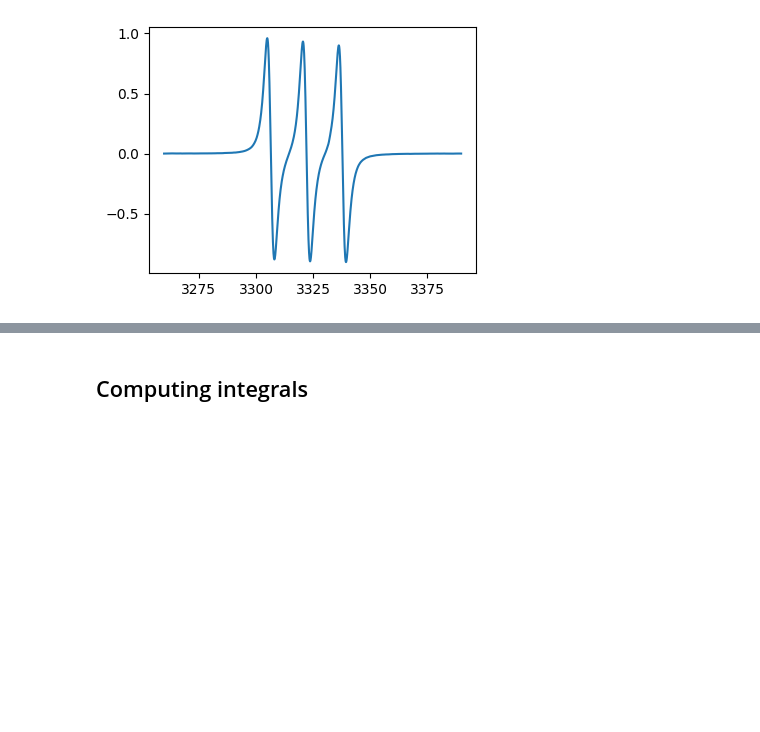
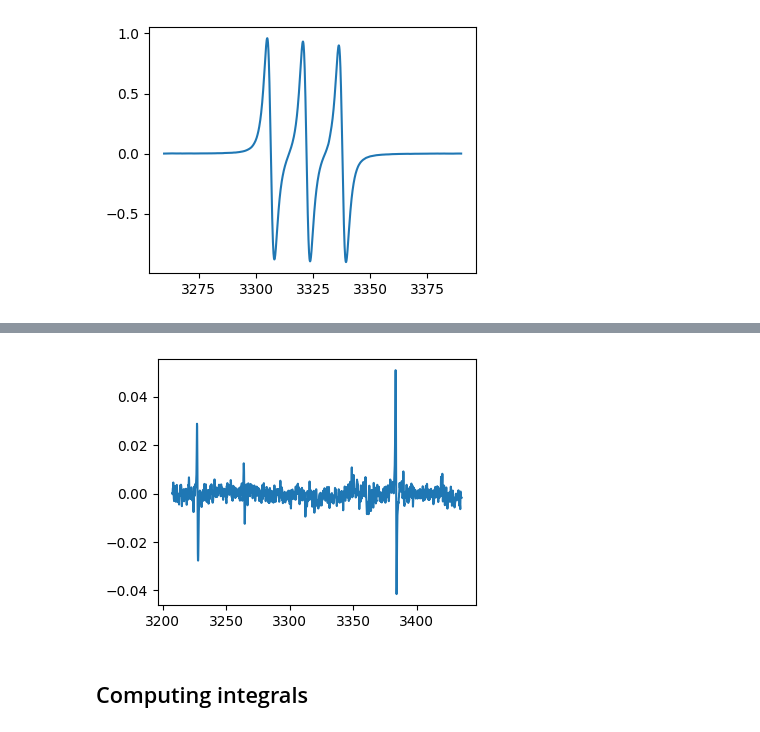
Before and after one commit to davistdaniel/EPRpy, a Jupyter notebook: docs/source/notebooks/examples.ipynb, the cells around one changed output, grey strips where cells are left out. Cells and saved outputs as stored; diff of their text form; code cells hidden in the pictures; blank space fills up the shorter version.

```diff
--- a/docs/source/notebooks/examples.ipynb
+++ b/docs/source/notebooks/examples.ipynb
@@ -78,0 +108,2 @@ fig,ax = tempo_bc.plot()
+# %%
+epr_data_bc = epr_data.baseline_correct(interactive=True, method='polynomial',order=3)
@@ -79,3 +112,8 @@ fig,ax = tempo_bc.plot()
+# %%
+# plot the baseline corrected spectra
+fig,ax = epr_data_bc.plot()
+# %% [output]
+[figure, added]
 # %% [markdown]
 ## Computing integrals
 # %%
```
Also changed, not shown: parts of 8 cells of this notebook, 11 other files.
